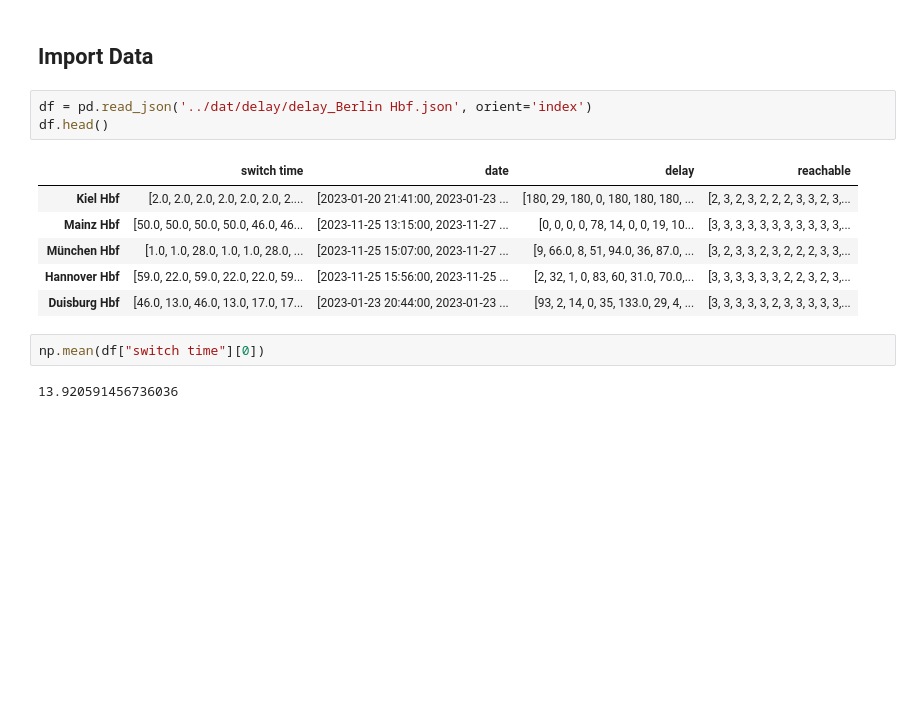
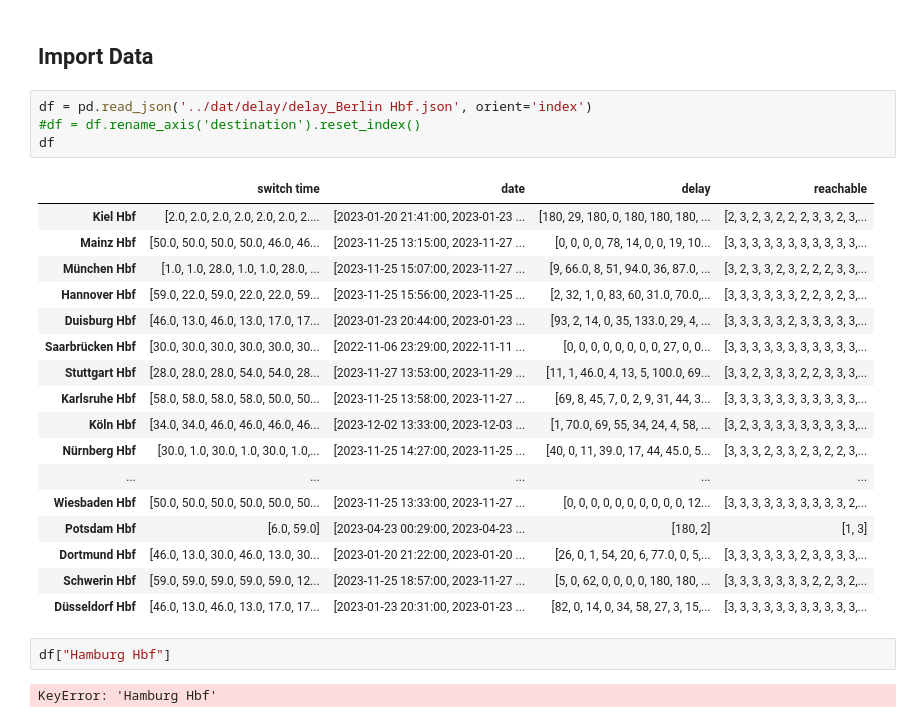
Before and after one commit to 17ex/DataLiteracy, a Jupyter notebook: fig/fig_allFigures.ipynb, the cells around one changed output. Saved outputs shown, nothing was run; the diff lists cells and outputs as text; blank space fills up the shorter version.

```diff
--- a/fig/fig_allFigures.ipynb
+++ b/fig/fig_allFigures.ipynb
@@ -62,15 +62,27 @@ City possible switch times from Berlin to Karlsruhe e.g.:
 ## Import Data
 # %%
 df = pd.read_json('../dat/delay/delay_Berlin Hbf.json', orient='index')
-df.head()
+#df = df.rename_axis('destination').reset_index()
+df
 # %% [output]
 |  | switch time | date | delay | reachable |
 | Kiel Hbf | [2.0, 2.0, 2.0, 2.0, 2.0, 2.0, 2.... | [2023-01-20 21:41:00, 2023-01-23 ... | [180, 29, 180, 0, 180, 180, 180, ... | [2, 3, 2, 3, 2, 2, 2, 3, 3, 2, 3,... |
 | Mainz Hbf | [50.0, 50.0, 50.0, 50.0, 46.0, 46... | [2023-11-25 13:15:00, 2023-11-27 ... | [0, 0, 0, 0, 78, 14, 0, 0, 19, 10... | [3, 3, 3, 3, 3, 3, 3, 3, 3, 3, 3,... |
 | München Hbf | [1.0, 1.0, 28.0, 1.0, 1.0, 28.0, ... | [2023-11-25 15:07:00, 2023-11-27 ... | [9, 66.0, 8, 51, 94.0, 36, 87.0, ... | [3, 2, 3, 3, 2, 3, 2, 2, 2, 3, 3,... |
 | Hannover Hbf | [59.0, 22.0, 59.0, 22.0, 22.0, 59... | [2023-11-25 15:56:00, 2023-11-25 ... | [2, 32, 1, 0, 83, 60, 31.0, 70.0,... | [3, 3, 3, 3, 3, 3, 2, 2, 3, 2, 3,... |
 | Duisburg Hbf | [46.0, 13.0, 46.0, 13.0, 17.0, 17... | [2023-01-23 20:44:00, 2023-01-23 ... | [93, 2, 14, 0, 35, 133.0, 29, 4, ... | [3, 3, 3, 3, 3, 2, 3, 3, 3, 3, 3,... |
+| Saarbrücken Hbf | [30.0, 30.0, 30.0, 30.0, 30.0, 30... | [2022-11-06 23:29:00, 2022-11-11 ... | [0, 0, 0, 0, 0, 0, 0, 0, 27, 0, 0... | [3, 3, 3, 3, 3, 3, 3, 3, 3, 3, 3,... |
+| Stuttgart Hbf | [28.0, 28.0, 28.0, 54.0, 54.0, 28... | [2023-11-27 13:53:00, 2023-11-29 ... | [11, 1, 46.0, 4, 13, 5, 100.0, 69... | [3, 3, 2, 3, 3, 3, 2, 2, 3, 3, 3,... |
+| Karlsruhe Hbf | [58.0, 58.0, 58.0, 58.0, 50.0, 50... | [2023-11-25 13:58:00, 2023-11-27 ... | [69, 8, 45, 7, 0, 2, 9, 31, 44, 3... | [3, 3, 3, 3, 3, 3, 3, 3, 3, 3, 3,... |
+| Köln Hbf | [34.0, 34.0, 46.0, 46.0, 46.0, 46... | [2023-12-02 13:33:00, 2023-12-03 ... | [1, 70.0, 69, 55, 34, 24, 4, 58, ... | [3, 2, 3, 3, 3, 3, 3, 3, 3, 3, 3,... |
+| Nürnberg Hbf | [30.0, 1.0, 30.0, 1.0, 30.0, 1.0,... | [2023-11-25 14:27:00, 2023-11-25 ... | [40, 0, 11, 39.0, 17, 44, 45.0, 5... | [3, 3, 3, 2, 3, 3, 2, 3, 2, 2, 3,... |
+| ... | ... | ... | ... | ... |
+| Wiesbaden Hbf | [50.0, 50.0, 50.0, 50.0, 50.0, 50... | [2023-11-25 13:33:00, 2023-11-27 ... | [0, 0, 0, 0, 0, 0, 0, 0, 0, 0, 12... | [3, 3, 3, 3, 3, 3, 3, 3, 3, 3, 2,... |
+| Potsdam Hbf | [6.0, 59.0] | [2023-04-23 00:29:00, 2023-04-23 ... | [180, 2] | [1, 3] |
+| Dortmund Hbf | [46.0, 13.0, 30.0, 46.0, 13.0, 30... | [2023-01-20 21:22:00, 2023-01-20 ... | [26, 0, 1, 54, 20, 6, 77.0, 0, 5,... | [3, 3, 3, 3, 3, 3, 2, 3, 3, 3, 3,... |
+| Schwerin Hbf | [59.0, 59.0, 59.0, 59.0, 59.0, 12... | [2023-11-25 18:57:00, 2023-11-27 ... | [5, 0, 62, 0, 0, 0, 0, 180, 180, ... | [3, 3, 3, 3, 3, 3, 3, 2, 2, 3, 2,... |
+| Düsseldorf Hbf | [46.0, 13.0, 46.0, 13.0, 17.0, 17... | [2023-01-23 20:31:00, 2023-01-23 ... | [82, 0, 14, 0, 34, 58, 27, 3, 15,... | [3, 3, 3, 3, 3, 3, 3, 3, 3, 3, 3,... |
-# %%
-np.mean(df["switch time"][0])
-# %% [output]
-13.920591456736036
+# %%
+df["Hamburg Hbf"]
+# %% [output]
+KeyError: 'Hamburg Hbf'
```
Also changed, not shown: 2 other files.
